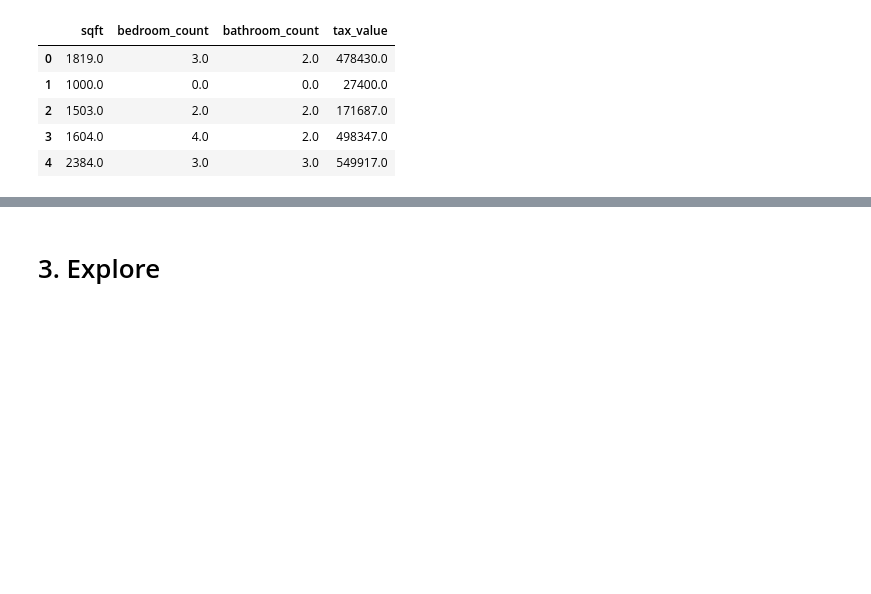
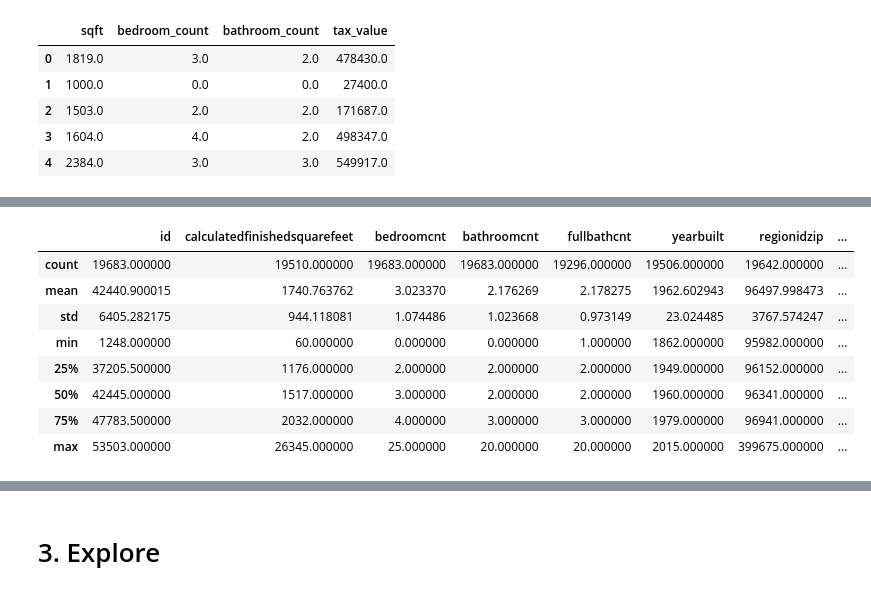
Before and after one commit to Bojado-Thompson/Estimating-Home-Values, a Jupyter notebook: Bojado_Notebook.ipynb, the cells around one changed output, grey strips where cells are left out. Cells and saved outputs as stored; diff of their text form; code cells hidden in the pictures; blank space fills up the shorter version.

```diff
--- a/Bojado_Notebook.ipynb
+++ b/Bojado_Notebook.ipynb
@@ -112,0 +139,12 @@ df.head()
+# %%
+df.describe()
+# %% [output]
+|  | id | calculatedfinishedsquarefeet | bedroomcnt | bathroomcnt | fullbathcnt | yearbuilt | regionidzip | ... |
+| count | 19683.000000 | 19510.000000 | 19683.000000 | 19683.000000 | 19296.000000 | 19506.000000 | 19642.000000 | ... |
+| mean | 42440.900015 | 1740.763762 | 3.023370 | 2.176269 | 2.178275 | 1962.602943 | 96497.998473 | ... |
+| std | 6405.282175 | 944.118081 | 1.074486 | 1.023668 | 0.973149 | 23.024485 | 3767.574247 | ... |
+| min | 1248.000000 | 60.000000 | 0.000000 | 0.000000 | 1.000000 | 1862.000000 | 95982.000000 | ... |
+| 25% | 37205.500000 | 1176.000000 | 2.000000 | 2.000000 | 2.000000 | 1949.000000 | 96152.000000 | ... |
+| 50% | 42445.000000 | 1517.000000 | 3.000000 | 2.000000 | 2.000000 | 1960.000000 | 96341.000000 | ... |
+| 75% | 47783.500000 | 2032.000000 | 4.000000 | 3.000000 | 3.000000 | 1979.000000 | 96941.000000 | ... |
+| max | 53503.000000 | 26345.000000 | 25.000000 | 20.000000 | 20.000000 | 2015.000000 | 399675.000000 | ... |
```
Also changed, not shown: parts of 25 cells of this notebook.
